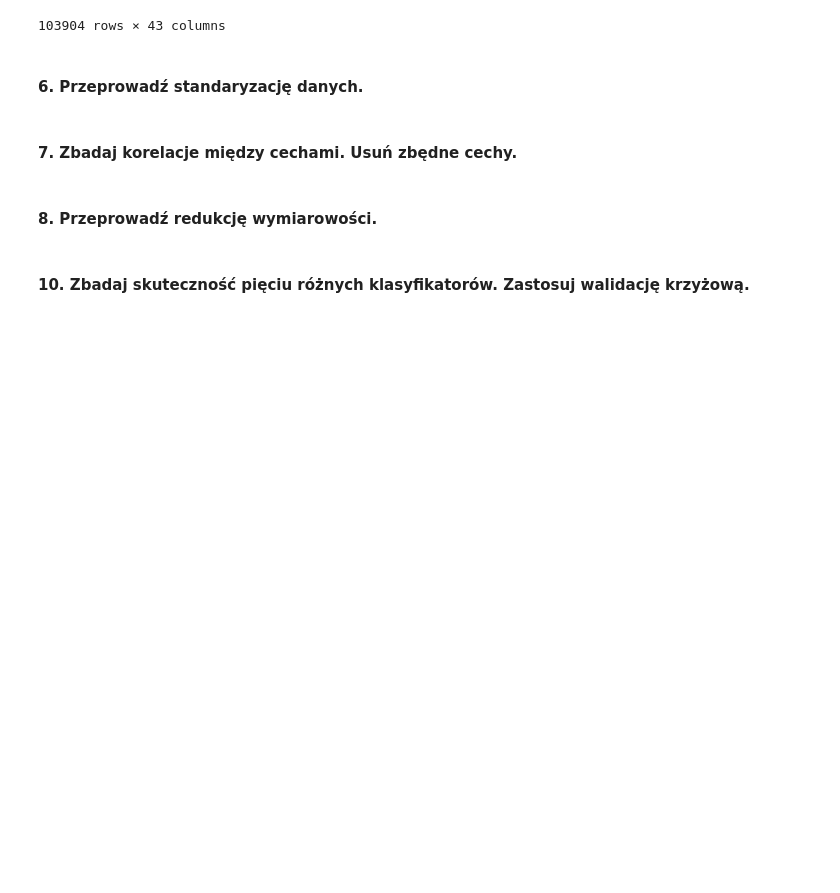
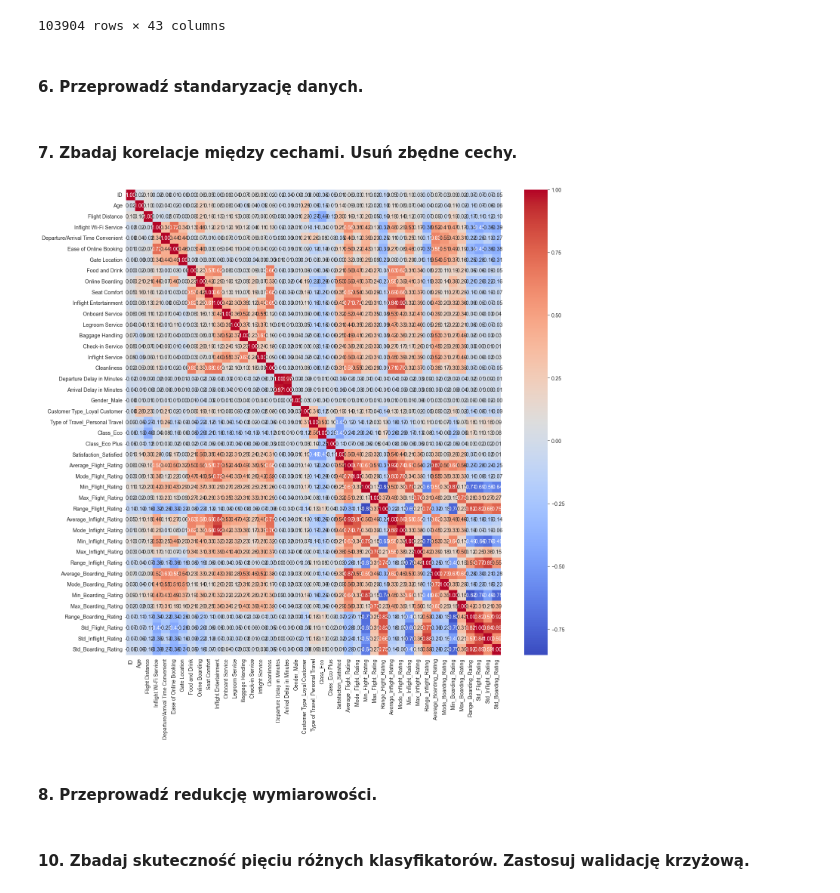
Before and after one commit to Paulaszka/data_science_task, a Jupyter notebook: Notebook.ipynb, the cells around one changed output. Drawn from its saved outputs; the diff is of its cells as text; code cells hidden in the pictures; blank space fills up the shorter version.

```diff
--- a/Notebook.ipynb
+++ b/Notebook.ipynb
@@ -372,6 +379,11 @@ df_train_encoded_feat
 #### 6. Przeprowadź standaryzację danych.
 # %% [markdown]
 #### 7. Zbadaj korelacje między cechami. Usuń zbędne cechy.
+# %%
+plt.figure(figsize= (16,16))
+_ = sns.heatmap(df_train_encoded_feat.corr(), annot=True, fmt=".2f", cmap="coolwarm")
+# %% [output]
+[figure, added]
 # %% [markdown]
 #### 8. Przeprowadź redukcję wymiarowości.
 # %% [markdown]
```
Also changed, not shown: parts of 8 cells of this notebook.
